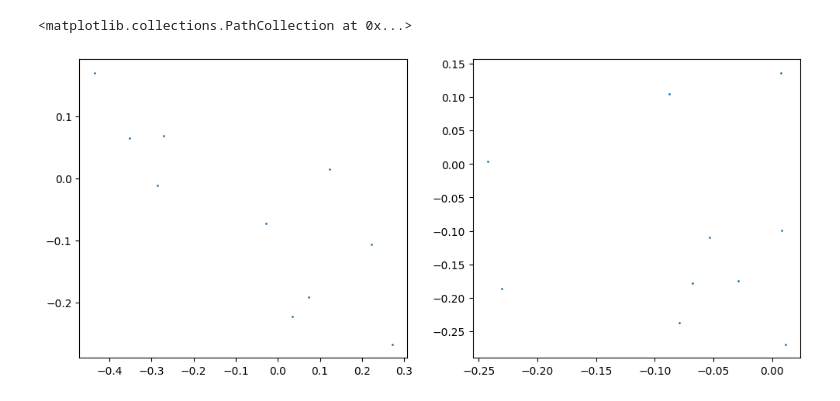
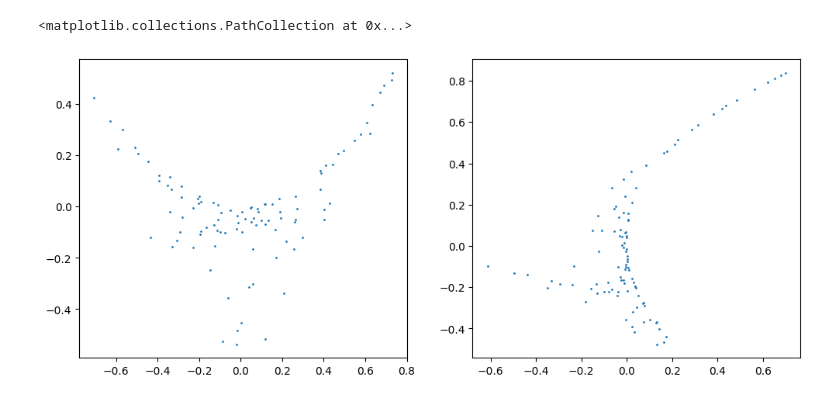
Before and after one commit to zgbkdlm/fbs, a Jupyter notebook: demos/supervised_dsb.ipynb, the cells around one changed output. Drawn from its saved outputs; the diff is of its cells as text; code cells hidden in the pictures.

```diff
--- a/demos/supervised_dsb.ipynb
+++ b/demos/supervised_dsb.ipynb
@@ -13,7 +13,7 @@ from fbs.nn.utils import make_nn_with_time
 from functools import partial
 # %%
 # General configs
-nsamples = 10
+nsamples = 100
 jax.config.update("jax_enable_x64", True)
 nn_param_init = nn.initializers.xavier_normal()
 key = jax.random.PRNGKey(666)
@@ -41,34 +41,34 @@ key, subkey = jax.random.split(key)
 init_param, _, nn_eval = make_nn_with_time(mlp, dim_in=2, batch_size=10, key=subkey)
 
 # Draw samples on the two sides
 np.random.seed(999)
 
 
 @partial(jax.vmap, in_axes=[0])
 def f1(z):
     """x = f1(z)"""
     u = jnp.sin(0.5 * z)
     return jnp.array([(u[0] + u[1]) / 2, u[0] * u[1]])
 
 
 @partial(jax.vmap, in_axes=[0])
 def f2(x):
     """y = f2(x)"""
     u = jnp.tanh(2 * x)
     return jnp.array([u[0] * u[1], (u[0] + u[1]) / 2])
 
 
 key, subkey = jax.random.split(key)
 zs = jax.random.normal(subkey, (nsamples, 2))
 xs = f1(zs)
 ys = f2(xs)
 
 fig, axes = plt.subplots(ncols=2, figsize=(12, 5))
 axes[0].scatter(xs[:, 0], xs[:, 1], s=1)
 axes[1].scatter(ys[:, 0], ys[:, 1], s=1)
 # %% [output]
 <matplotlib.collections.PathCollection at 0x...>
-[figure, old version]
+[figure, new version]
 # %%
 # Define the noising forward reference
 def drift(xt, xT, t):
```
Also changed, not shown: parts of 3 cells of this notebook, 1 other file.
